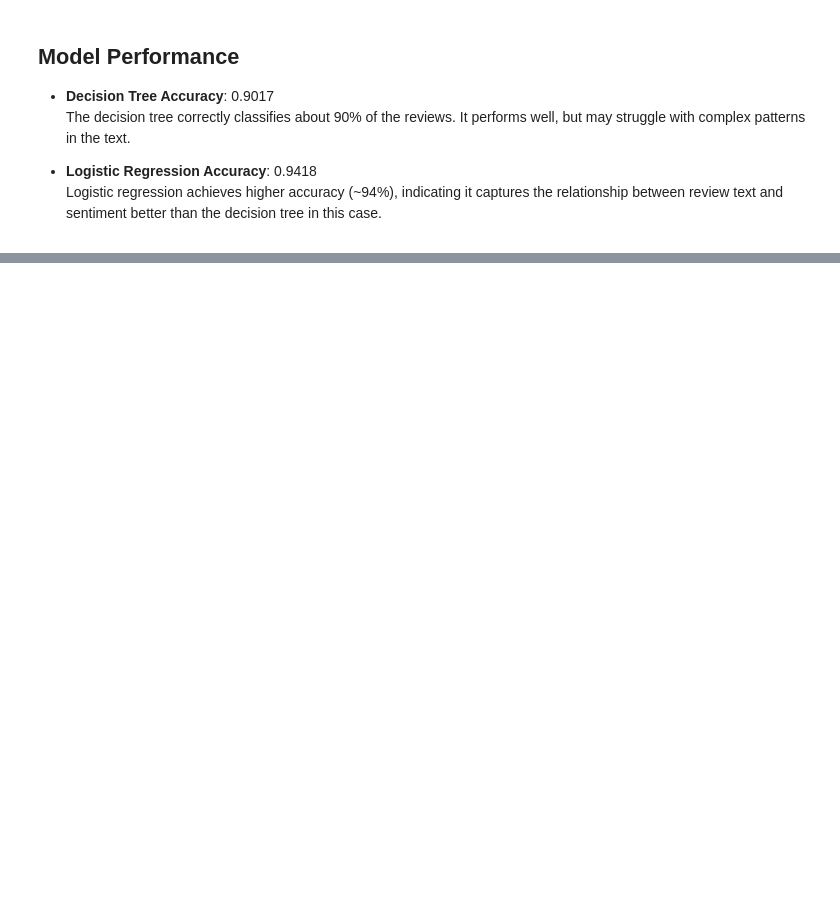
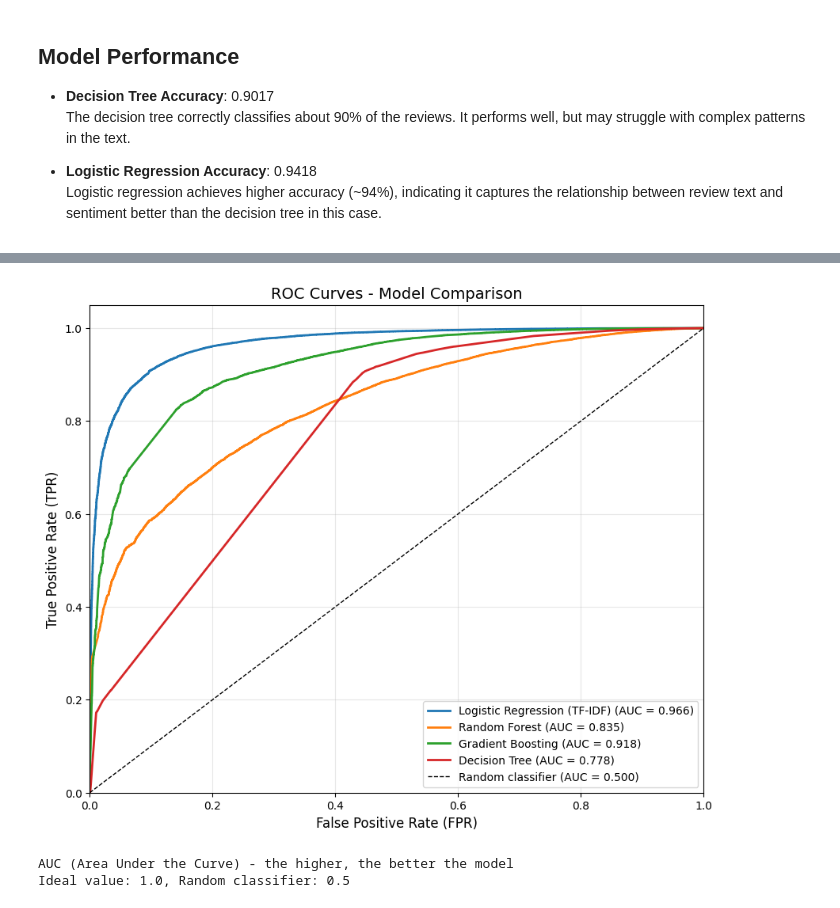
Before and after one commit to Maniekw12/Introduction-to-Data-Science, a Jupyter notebook: Task3/Advanced/Classification_Advanced.ipynb, the cells around one changed output, grey strips where cells are left out. Cells and saved outputs as stored; diff of their text form; code cells hidden in the pictures; blank space fills up the shorter version.

```diff
--- a/Task3/Advanced/Classification_Advanced.ipynb
+++ b/Task3/Advanced/Classification_Advanced.ipynb
@@ -358,0 +514,36 @@ AdaBoost Accuracy: 0.8894
+# %%
+import matplotlib.pyplot as plt
+from sklearn.metrics import roc_curve, auc
+
+plt.figure(figsize=(10, 8))
+
+models_for_roc = [
+    ('Logistic Regression (TF-IDF)', lr_tfidf, X_test_tfidf),
+    ('Random Forest', rf_model, X_test),
+    ('Gradient Boosting', gb_model, X_test),
+    ('Decision Tree', dt_model, X_test)
+]
+
+for name, model, X_test_data in models_for_roc:
+    y_proba = model.predict_proba(X_test_data)[:, 1]
+    fpr, tpr, _ = roc_curve(Y_test, y_proba, pos_label=1)
+    roc_auc = auc(fpr, tpr)
+    plt.plot(fpr, tpr, linewidth=2, label=f'{name} (AUC = {roc_auc:.3f})')
+
+plt.plot([0, 1], [0, 1], 'k--', linewidth=1, label='Random classifier (AUC = 0.500)')
+
+plt.xlim([0.0, 1.0])
+plt.ylim([0.0, 1.05])
+plt.xlabel('False Positive Rate (FPR)', fontsize=12)
+plt.ylabel('True Positive Rate (TPR)', fontsize=12)
+plt.title('ROC Curves - Model Comparison', fontsize=14)
+plt.legend(loc="lower right", fontsize=10)
+plt.grid(True, alpha=0.3)
+plt.show()
+
+print("\nAUC (Area Under the Curve) - the higher, the better the model")
+print("Ideal value: 1.0, Random classifier: 0.5")
+# %% [output]
+[figure, added]
+AUC (Area Under the Curve) - the higher, the better the model
+Ideal value: 1.0, Random classifier: 0.5
```
Also changed, not shown: parts of 19 cells of this notebook.
